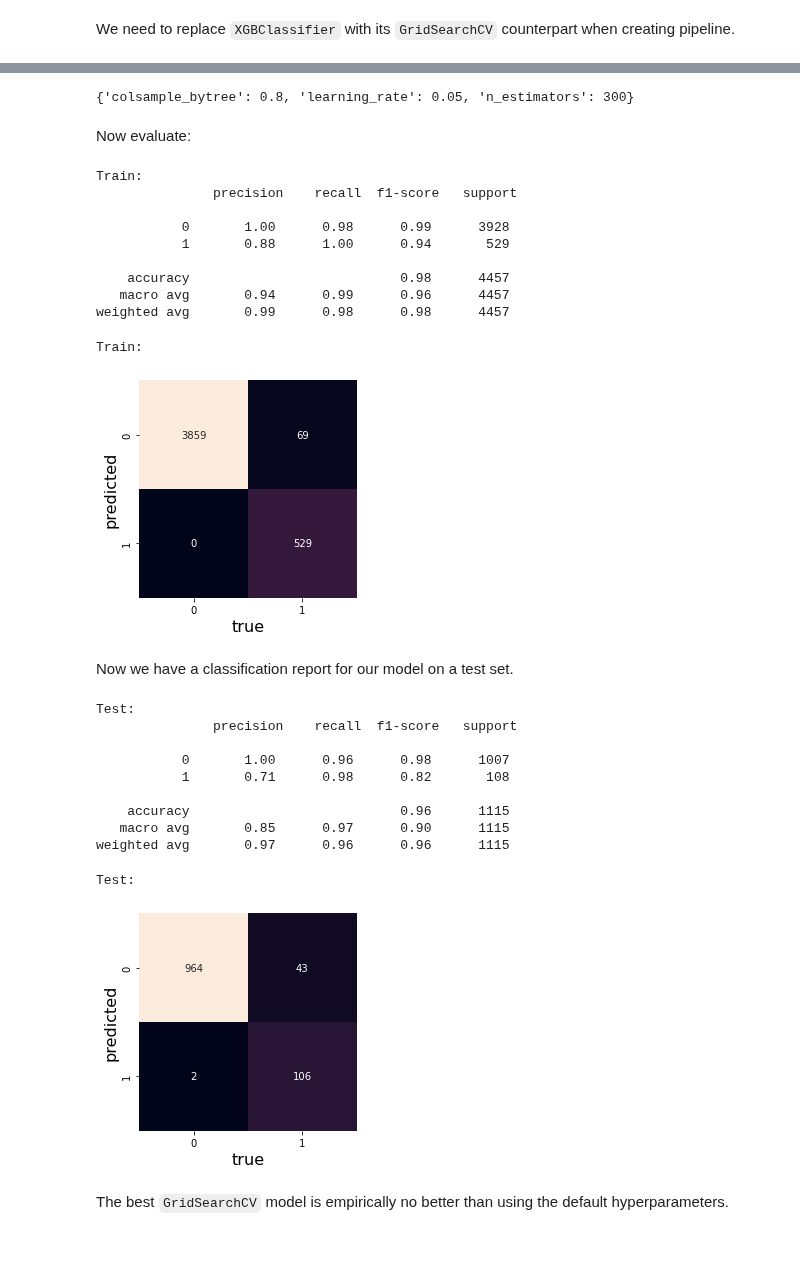
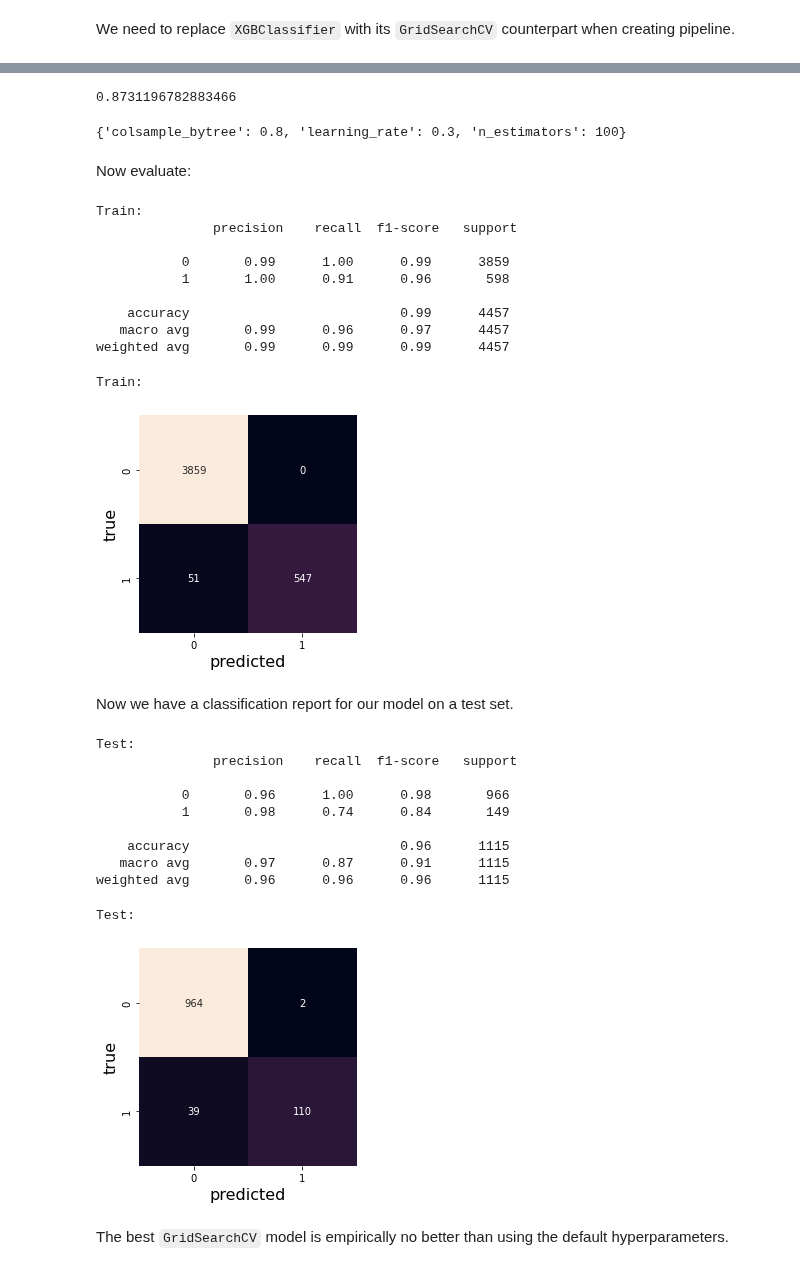
Before and after one commit to yin-penghang/AMAT593, a Jupyter notebook: 14_Natural-Language-Processing/01-Natural Language Processing.ipynb, the cells around one changed output, grey strips where cells are left out. Cells and saved outputs as stored; diff of their text form; code cells hidden in the pictures.

```diff
--- a/14_Natural-Language-Processing/01-Natural Language Processing.ipynb
+++ b/14_Natural-Language-Processing/01-Natural Language Processing.ipynb
@@ -583,7 +583,7 @@ param_grid = {'n_estimators': [50, 100, 300],
 
              }
 grid = GridSearchCV(XGBClassifier(booster='gbtree', objective='binary:logistic'), \
-                    param_grid, cv=5, scoring = 'precision', verbose = 3, refit = True)
+                    param_grid, cv=5, scoring = 'f1', verbose = 3, refit = True)
 # %%
 pipeline = Pipeline([
     ('bow', CountVectorizer(analyzer=text_process)),  # strings to token integer counts
@@ -630,58 +630,62 @@ Pipeline(steps=[('bow',
+# %%
+grid.best_score_
+# %% [output]
+0.8731196782883466
 # %%
 print(grid.best_params_)
 # %% [output]
-{'colsample_bytree': 0.8, 'learning_rate': 0.05, 'n_estimators': 300}
+{'colsample_bytree': 0.8, 'learning_rate': 0.3, 'n_estimators': 100}
 # %% [markdown]
 Now evaluate:
 # %%
 pred_train = pipeline.predict(X_train)
 # %%
-print('Train:\n', classification_report(pred_train, y_train))
+print('Train:\n', classification_report(y_train, pred_train))
 # %% [output]
 Train:
                precision    recall  f1-score   support
 
-           0       1.00      0.98      0.99      3928
-           1       0.88      1.00      0.94       529
+           0       0.99      1.00      0.99      3859
+           1       1.00      0.91      0.96       598
 
-    accuracy                           0.98      4457
-   macro avg       0.94      0.99      0.96      4457
-weighted avg       0.99      0.98      0.98      4457
+    accuracy                           0.99      4457
+   macro avg       0.99      0.96      0.97      4457
+weighted avg       0.99      0.99      0.99      4457
 # %%
 from sklearn.metrics import confusion_matrix
 mat = confusion_matrix(y_train, pred_train)
 print('Train:\n')
-sns.heatmap(mat.T, square=True, annot=True, fmt='d', cbar=False)
-plt.xlabel('true', fontsize = 16)
-plt.ylabel('predicted', fontsize = 16);
+sns.heatmap(mat, square=True, annot=True, fmt='d', cbar=False)
+plt.ylabel('true', fontsize = 16)
+plt.xlabel('predicted', fontsize = 16);
 # %% [output]
 Train:
-[figure, old version]
+[figure, new version]
 # %% [markdown]
 Now we have a classification report for our model on a test set.
 # %%
 pred_test = pipeline.predict(X_test)
 # %%
-print('Test:\n', classification_report(pred_test, y_test))
+print('Test:\n', classification_report(y_test, pred_test))
 # %% [output]
 Test:
                precision    recall  f1-score   support
 
-           0       1.00      0.96      0.98      1007
-           1       0.71      0.98      0.82       108
+           0       0.96      1.00      0.98       966
+           1       0.98      0.74      0.84       149
 
     accuracy                           0.96      1115
-   macro avg       0.85      0.97      0.90      1115
-weighted avg       0.97      0.96      0.96      1115
+   macro avg       0.97      0.87      0.91      1115
+weighted avg       0.96      0.96      0.96      1115
 # %%
 from sklearn.metrics import confusion_matrix
 mat = confusion_matrix(y_test, pred_test)
-sns.heatmap(mat.T, square=True, annot=True, fmt='d', cbar=False)
+sns.heatmap(mat, square=True, annot=True, fmt='d', cbar=False)
 print('Test:\n')
-plt.xlabel('true', fontsize = 16)
-plt.ylabel('predicted', fontsize = 16);
+plt.ylabel('true', fontsize = 16)
+plt.xlabel('predicted', fontsize = 16);
 # %% [output]
 Test:
-[figure, old version]
+[figure, new version]
 # %% [markdown]
 The best ``GridSearchCV`` model is empirically no better than using the default hyperparameters.
```
Also changed, not shown: parts of 8 cells of this notebook.
